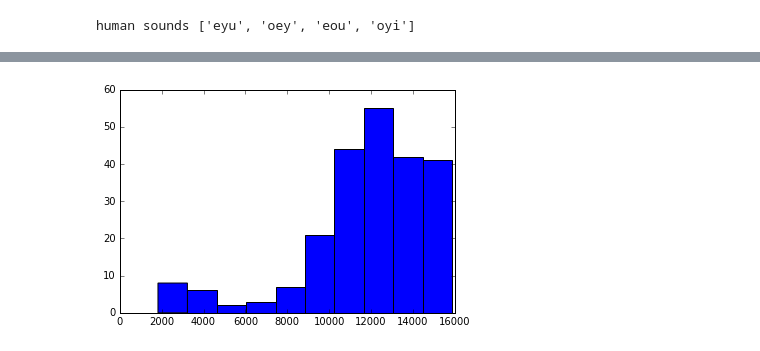
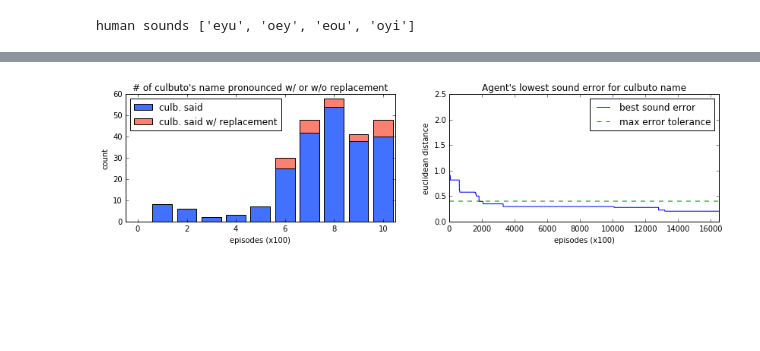
Before and after one commit to flowersteam/pobax_playground, a Jupyter notebook: notebooks/data_visualization.ipynb, the cells around one changed output, grey strips where cells are left out. Saved outputs shown, nothing was run; the diff lists cells and outputs as text; code cells hidden in the pictures; blank space fills up the shorter version.

```diff
--- a/notebooks/data_visualization.ipynb
+++ b/notebooks/data_visualization.ipynb
@@ -86,7 +101,7 @@ print sub_outcomes['culbuto']['raw'].shape
 nb_runs = 1
 
 # Grid cell exploration curves
-metric = ['hand','culbuto','agent_sound','caregiver_sound']
+metric = ['hand','culbuto','agent_sound']
 bins = [80,80,100,100]
 
 nb_metrics = len(metric)
@@ -105,9 +120,7 @@ for i, plot_idx in enumerate(plot_steps):
                                                                         range=[[-1,1]]*nb_dims).binnumber))
             nb_cells = bins[m_idx]**nb_dims
             explo[m_idx,0,i] = (nb_explored_cells / nb_cells)*100
-for m_idx, m in enumerate(metric):
-    #print m
-    #print explo[m_idx,0,:]
+
 mean_explo = np.mean(explo,axis=1)
 std_explo = np.std(explo,axis=1)
 #print mean_explo.shape
@@ -206,23 +241,83 @@ sound_tol = 0.4
 human sounds ['eyu', 'oey', 'eou', 'oyi']
 # %%
 # Plot culbuto name frequency
-def analysis_sound(sound):
+def analysis_sound(sound, best_vocal_error):
         #return human_sounds[2]
         #print human_sounds_traj
         for hs in human_sounds:
             #sound = np.array([f[0] for f in diva_traj[[0, 12, 24, 37, 49]]] + [f[1] for f in diva_traj[[0, 12, 24, 37, 49]]])
             error = np.linalg.norm(np.array(human_sounds_traj[hs]) - sound)
+            if error < best_vocal_error:
+                best_vocal_error = error
             if error < sound_tol:
                 #print "***********Agent says", hs
-                return hs
-        return None
+                return hs, best_vocal_error
+        return None, best_vocal_error
 
+plt.rcParams.update({'font.size': 10})
+vocal_errors = []
 culb_name_said = []
+best_vocal_error = 10.
 for i,s in enumerate(sub_outcomes['agent_sound']['traj']):
     #denormalize s
     original_s = [d + 8.5 for d in s[:5]] + [d + 10.25 for d in s[5:]]
-    res = analysis_sound(original_s)
+    res, best_vocal_error = analysis_sound(original_s, best_vocal_error)
+    vocal_errors.append(best_vocal_error)
     if res == 'eyu':
         culb_name_said.append(i)
-plt.hist(culb_name_said)
+
+# Plot sound error evolution
+f, (ax2, ax1) = plt.subplots(1,2,figsize=(14,3))
+ax1.plot(vocal_errors,color='blue',label='best sound error')
+ax1.plot([sound_tol]*len(vocal_errors),ls='--',
+         color='green',
+         label='max error tolerance')
+ax1.set_title("Agent's lowest sound error for culbuto name")
+ax1.set_ylabel('euclidean distance')
+ax1.set_xlabel('episodes (x100)')
+ax1.set_xlim(0,len(vocal_errors))
+ax1.legend()
+
+# Barplot plot
+culb_said_not_replaced = []
+culb_said_replaced = []
+for episode in culb_name_said:
+    if episode in culb_replaced:
+        culb_said_replaced.append(episode)
+    else:
+        culb_said_not_replaced.append(episode)
+barplot_step = 1500
+barplot_steps = np.arange(0,((nb_iter // barplot_step)+1)*barplot_step,barplot_step)
+count_culb_not_replaced = stats.binned_statistic(culb_said_not_replaced,
+                             np.arange(len(culb_said_not_replaced)),
+                             statistic='count',
+                             bins=barplot_steps).statistic
+
+count_culb_replaced = stats.binned_statistic(culb_said_replaced,
+                             np.arange(len(culb_said_replaced)),
+                             statistic='count',
+                             bins=barplot_steps).statistic
+
+width = 0.8      # the width of the bars: can also be len(x) sequence
+ind = np.arange(len(count_culb_replaced))    # the x locations for the groups
+p1 = ax2.bar(ind, count_culb_not_replaced, color=(0.2588,0.4433,1.0),align='center', width=width)
+p2 = ax2.bar(ind, count_culb_replaced, color='salmon', bottom=count_culb_not_replaced,align='center', width=width)
+
+ax2.set_ylabel('count')
+ax2.set_xlabel('episodes (x100)')
+ax2.set_title("# of culbuto's name pronounced w/ or w/o replacement")
+
+#plt.xticks()
+#ax.set_yticks(np.arange(0, 81, 10))
+x_labels= []
+for i,val in enumerate(barplot_steps):
+    if i < len(barplot_steps)-1:
+        x_labels.append(str(val//100)+'-'+str(barplot_steps[i+1]//100))
+
+ax2.set_xticks(ind[0::2],x_labels[0::2])
+ax2.set_xlim(min(ind)-0.5,max(ind)+0.5)
+ax2.legend((p1[0],p2[0]),('culb. said','culb. said w/ replacement'), loc=2)
+
+plt.savefig("culbuto_name_pronounced.pdf", bbox_inches='tight')
+plt.show()
 # %% [output]
@@ -233 +324 @@ plt.hist(culb_name_said)
-[figure, old version]
+[figure, new version]
```
Also changed, not shown: parts of 11 cells of this notebook.
